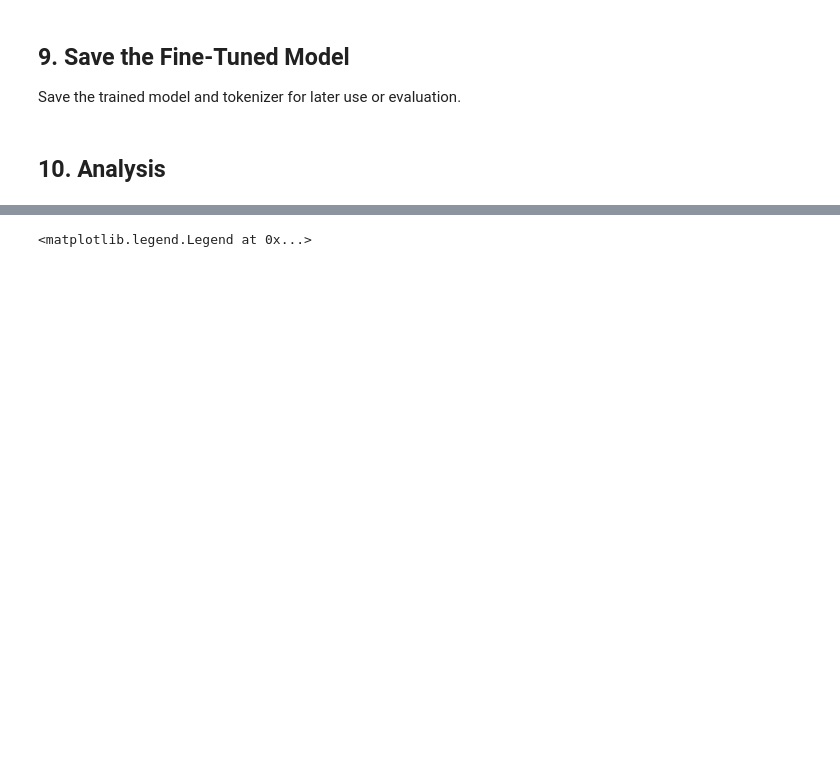
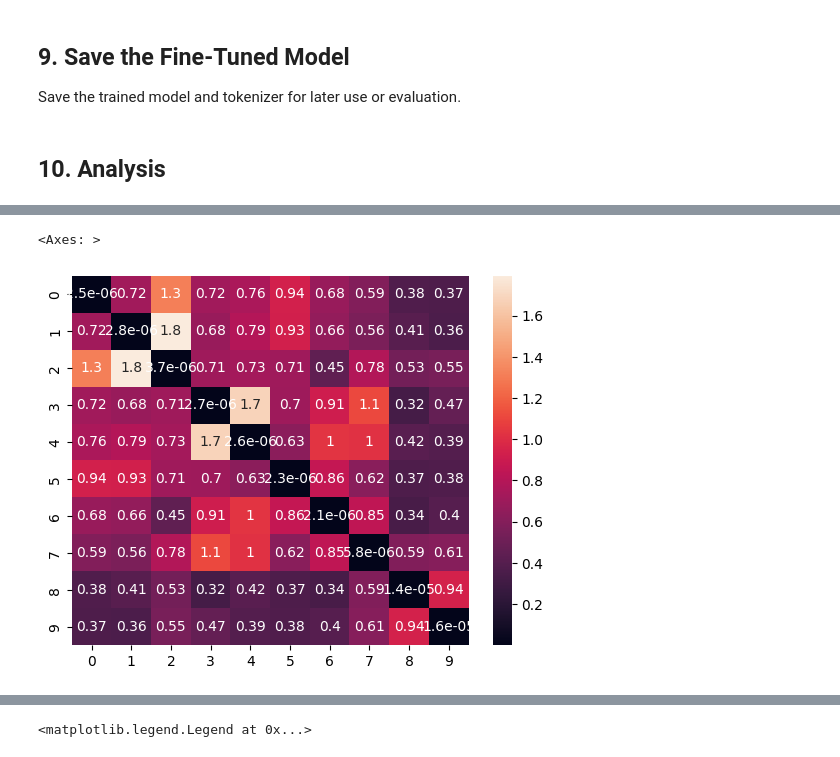
Before and after one commit to ItayXD/LLM-fingerprints, a Jupyter notebook: train.ipynb, the cells around one changed output, grey strips where cells are left out. Cells and saved outputs as stored; diff of their text form; code cells hidden in the pictures; blank space fills up the shorter version.

```diff
--- a/train.ipynb
+++ b/train.ipynb
@@ -398,0 +395,7 @@ plt.legend()
+# %%
+
+except_7 = [i for i in range(len(data)) if i != 7]
+sns.heatmap((std_sim/torch.sqrt(std_sim[:,7:8]@std_sim[7:8,:]))[except_7,:][:,except_7], annot=True)
+# %% [output]
+<Axes: >
+[figure, added]
```
Also changed, not shown: parts of 20 cells of this notebook.
